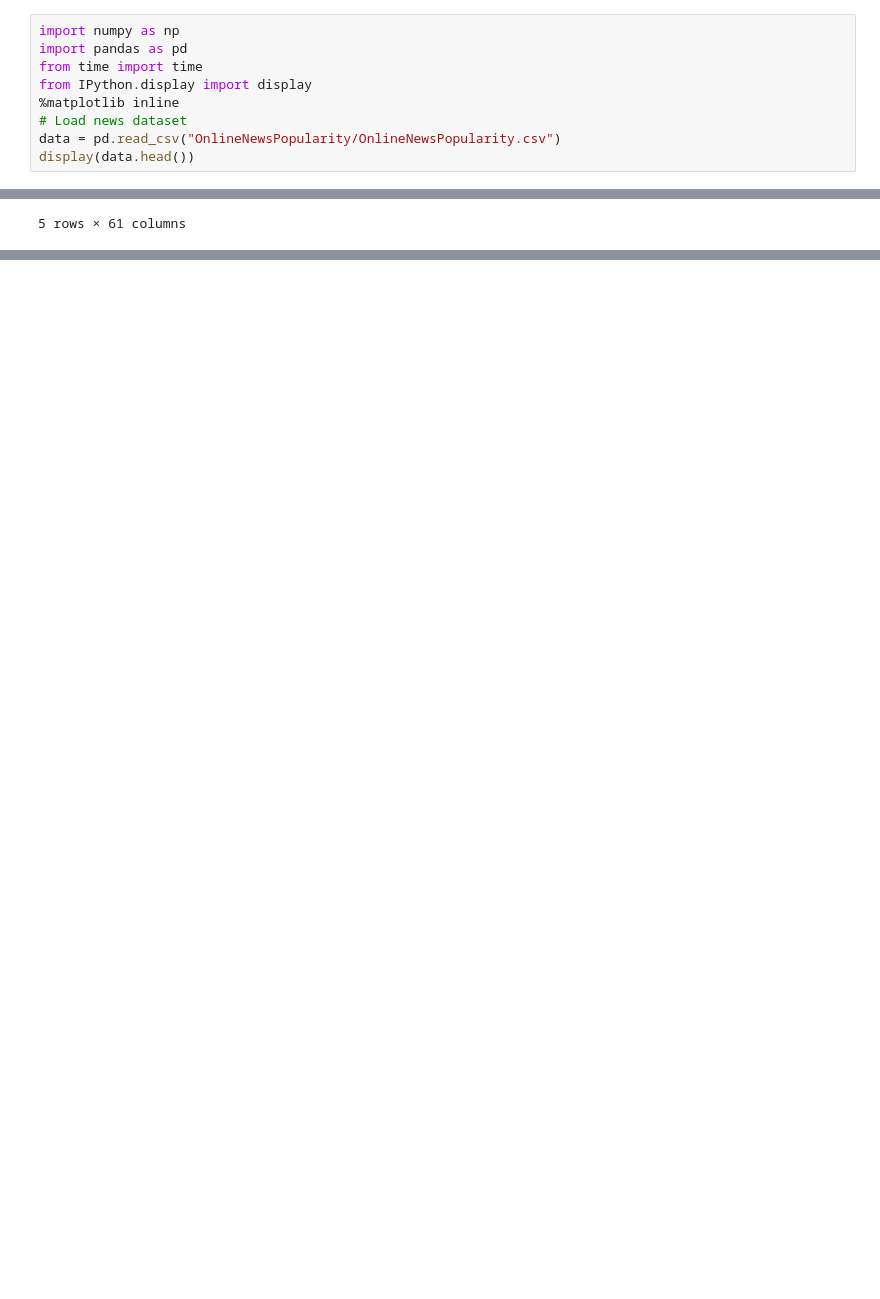
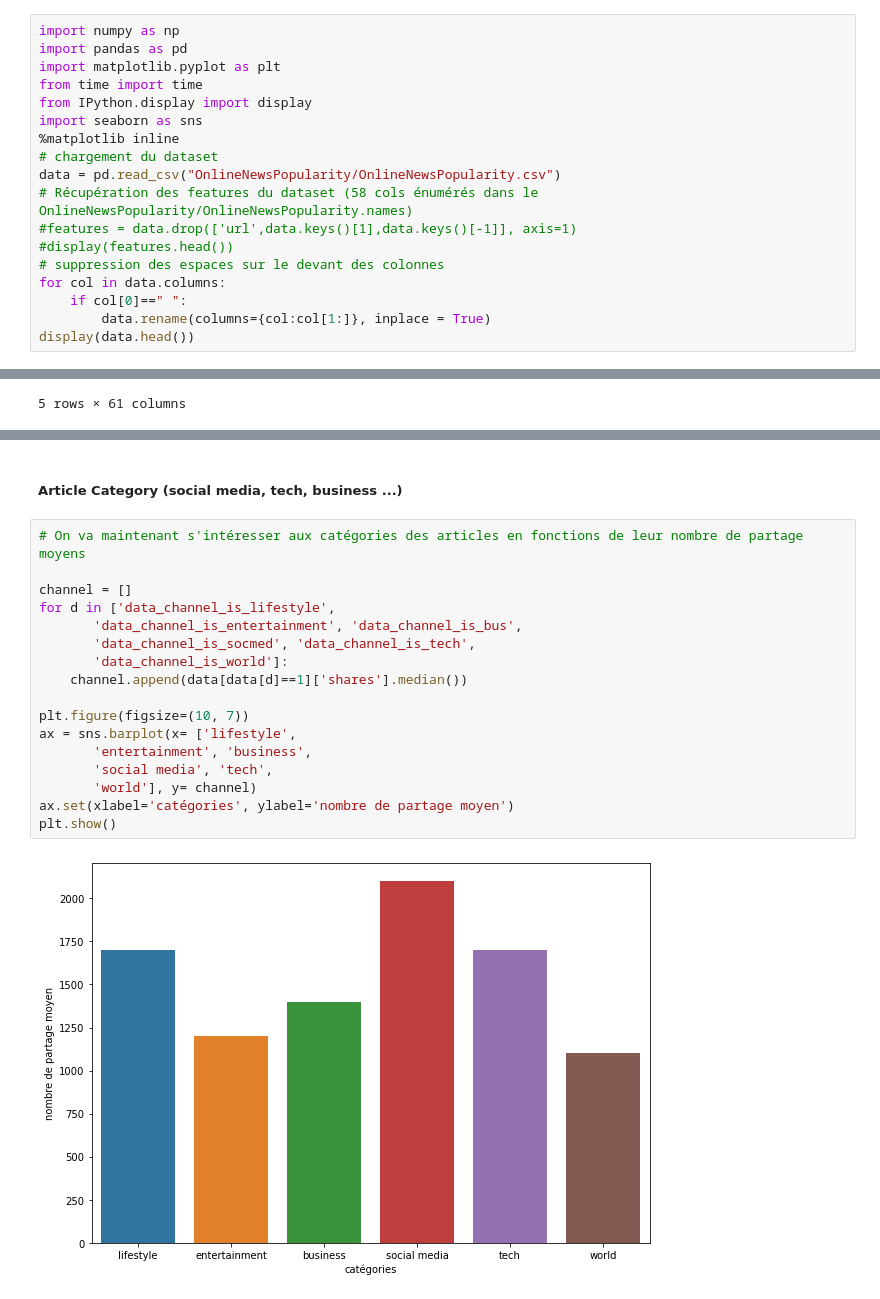
Before and after one commit to gabdez/pythonDataAnalysisProject, a Jupyter notebook: project.ipynb, the cells around one changed output, grey strips where cells are left out. Saved outputs shown, nothing was run; the diff lists cells and outputs as text; blank space fills up the shorter version.

```diff
--- a/project.ipynb
+++ b/project.ipynb
@@ -1,11 +3,20 @@
 # %%
 import numpy as np
 import pandas as pd
+import matplotlib.pyplot as plt
 from time import time
 from IPython.display import display
+import seaborn as sns
 %matplotlib inline
-# Load news dataset
+# chargement du dataset
 data = pd.read_csv("OnlineNewsPopularity/OnlineNewsPopularity.csv")
+# Récupération des features du dataset (58 cols énumérés dans le OnlineNewsPopularity/OnlineNewsPopularity.names)
+#features = data.drop(['url',data.keys()[1],data.keys()[-1]], axis=1)
+#display(features.head())
+# suppression des espaces sur le devant des colonnes
+for col in data.columns:
+    if col[0]==" ":
+        data.rename(columns={col:col[1:]}, inplace = True)
 display(data.head())
 # %% [output]
 |  | url | timedelta | n_tokens_title | n_tokens_content | n_unique_tokens | n_non_stop_words | ... |
@@ -17,0 +131,21 @@ display(data.head())
+# %% [markdown]
+##### Article Category (social media, tech, business ...)
+# %%
+# On va maintenant s'intéresser aux catégories des articles en fonctions de leur nombre de partage moyens
+
+channel = []
+for d in ['data_channel_is_lifestyle',
+       'data_channel_is_entertainment', 'data_channel_is_bus',
+       'data_channel_is_socmed', 'data_channel_is_tech',
+       'data_channel_is_world']:
+    channel.append(data[data[d]==1]['shares'].median())
+
+plt.figure(figsize=(10, 7))
+ax = sns.barplot(x= ['lifestyle',
+       'entertainment', 'business',
+       'social media', 'tech',
+       'world'], y= channel)
+ax.set(xlabel='catégories', ylabel='nombre de partage moyen')
+plt.show()
+# %% [output]
+[figure, added]
```
Also changed, not shown: parts of 15 cells of this notebook, 1 other file.
